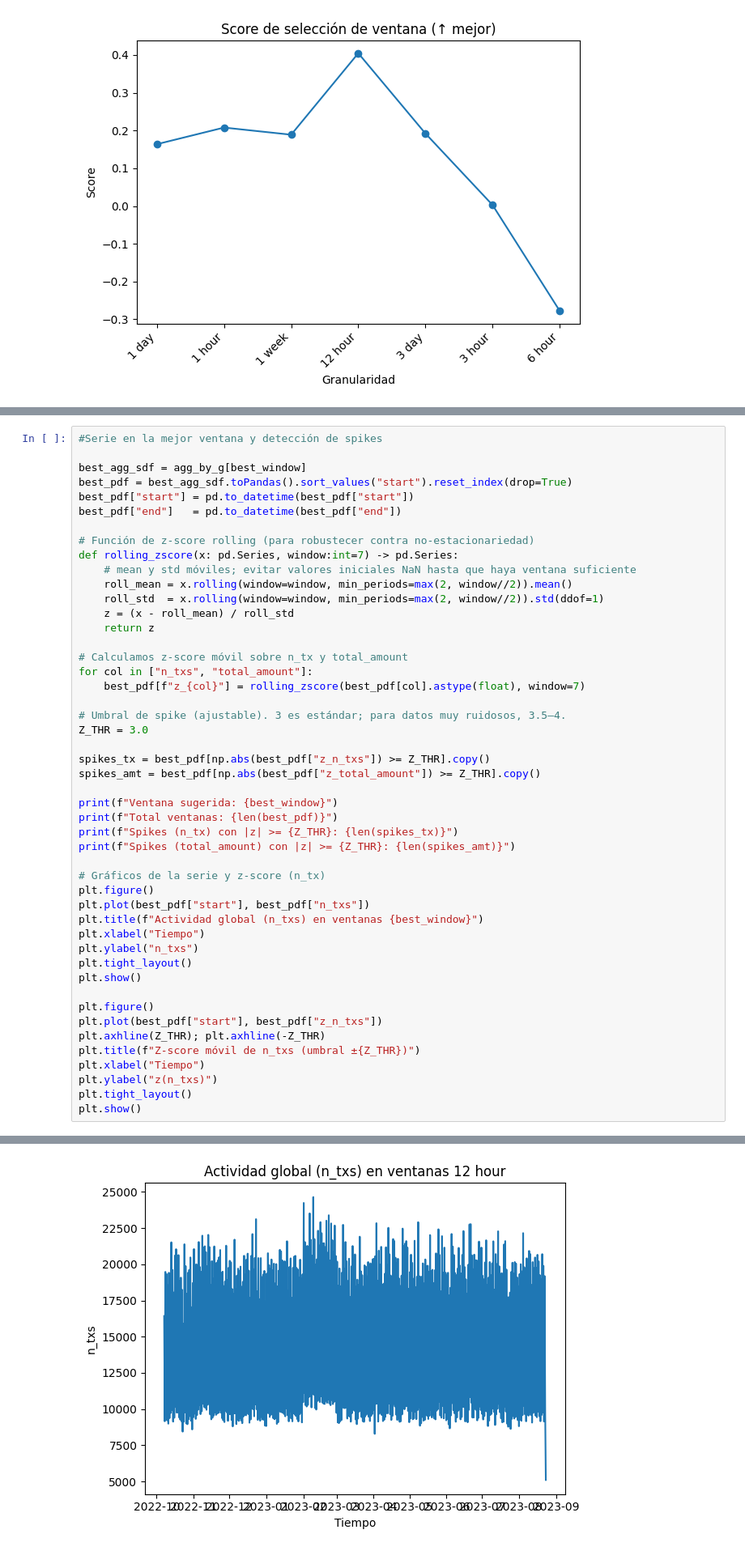
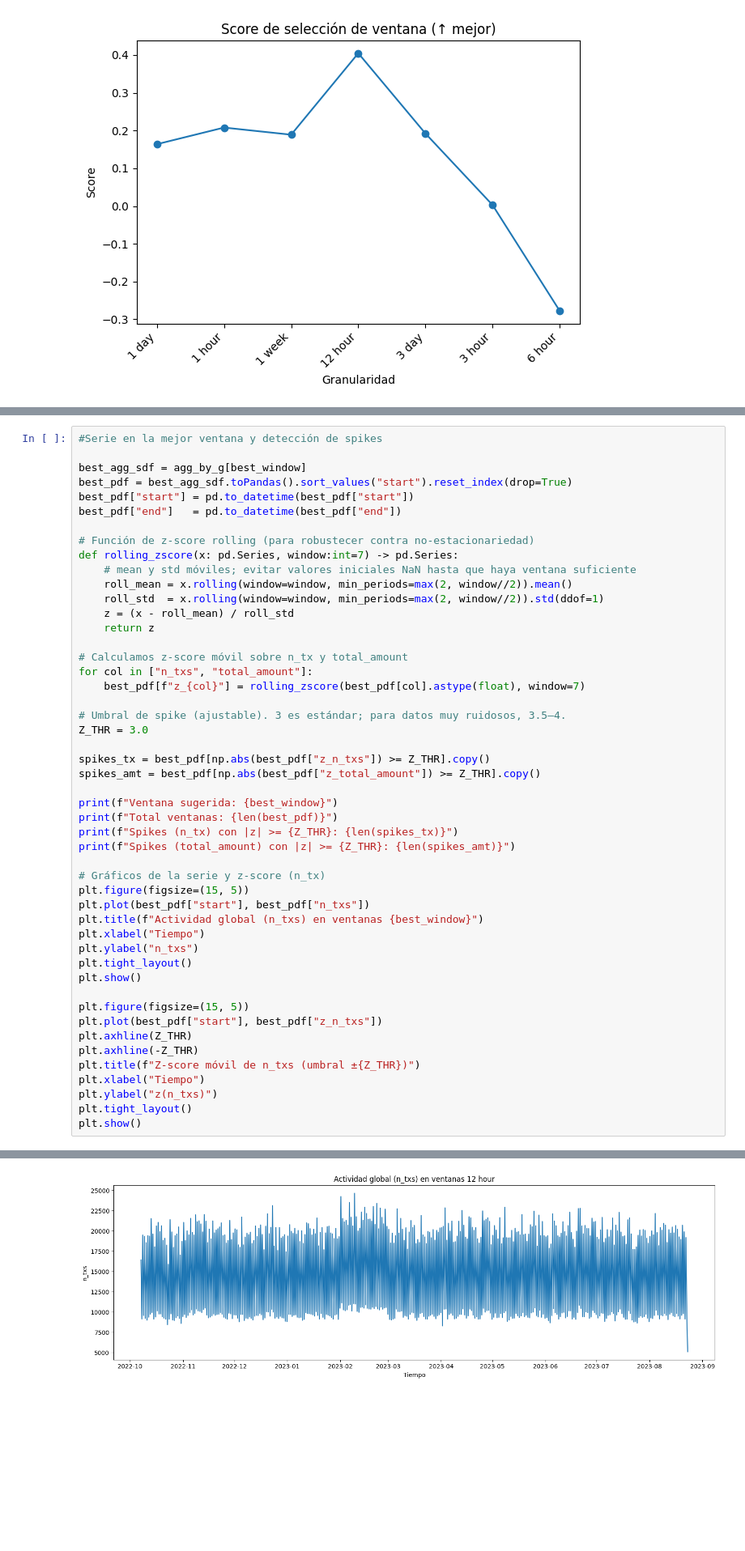
Before and after one commit to IngElecPuc/KaggleChallenges, a Jupyter notebook: Anti Money Laundering Transaction Data/EDA Temporal.ipynb, the cells around one changed output, grey strips where cells are left out. Shown: that part at 81% size. Cells and saved outputs as stored; diff of their text form; blank space fills up the shorter version.

```diff
--- a/Anti Money Laundering Transaction Data/EDA Temporal.ipynb
+++ b/Anti Money Laundering Transaction Data/EDA Temporal.ipynb
@@ -395,34 +402,35 @@ for col in ["n_txs", "total_amount"]:
 # Umbral de spike (ajustable). 3 es estándar; para datos muy ruidosos, 3.5–4.
 Z_THR = 3.0
 
 spikes_tx = best_pdf[np.abs(best_pdf["z_n_txs"]) >= Z_THR].copy()
 spikes_amt = best_pdf[np.abs(best_pdf["z_total_amount"]) >= Z_THR].copy()
 
 print(f"Ventana sugerida: {best_window}")
 print(f"Total ventanas: {len(best_pdf)}")
 print(f"Spikes (n_tx) con |z| >= {Z_THR}: {len(spikes_tx)}")
 print(f"Spikes (total_amount) con |z| >= {Z_THR}: {len(spikes_amt)}")
 
 # Gráficos de la serie y z-score (n_tx)
-plt.figure()
+plt.figure(figsize=(15, 5))
 plt.plot(best_pdf["start"], best_pdf["n_txs"])
 plt.title(f"Actividad global (n_txs) en ventanas {best_window}")
 plt.xlabel("Tiempo")
 plt.ylabel("n_txs")
 plt.tight_layout()
 plt.show()
 
-plt.figure()
+plt.figure(figsize=(15, 5))
 plt.plot(best_pdf["start"], best_pdf["z_n_txs"])
-plt.axhline(Z_THR); plt.axhline(-Z_THR)
+plt.axhline(Z_THR)
+plt.axhline(-Z_THR)
 plt.title(f"Z-score móvil de n_txs (umbral ±{Z_THR})")
 plt.xlabel("Tiempo")
 plt.ylabel("z(n_txs)")
 plt.tight_layout()
 plt.show()
 # %% [output]
 Ventana sugerida: 12 hour
 Total ventanas: 641
 Spikes (n_tx) con |z| >= 3.0: 0
 Spikes (total_amount) con |z| >= 3.0: 0
-[figure, old version]
+[figure, new version]
```
Also changed, not shown: parts of 18 cells of this notebook, 2 other files.
